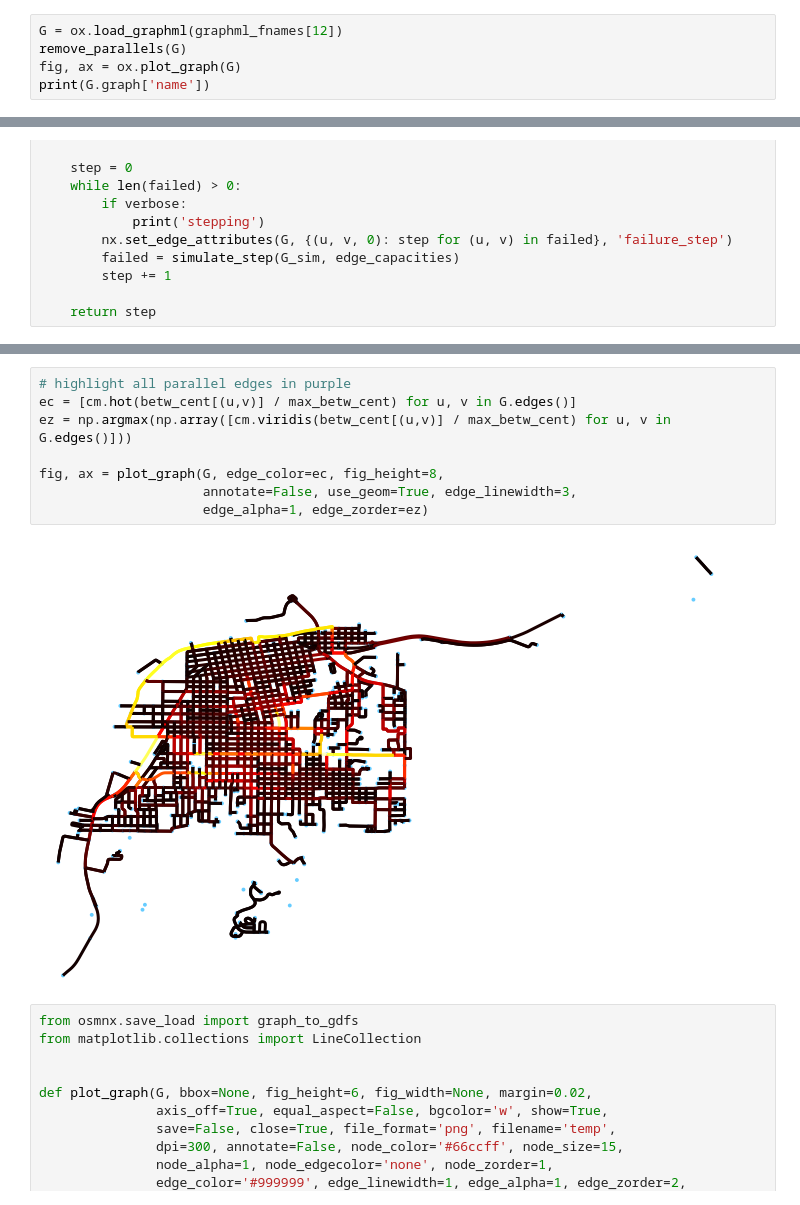
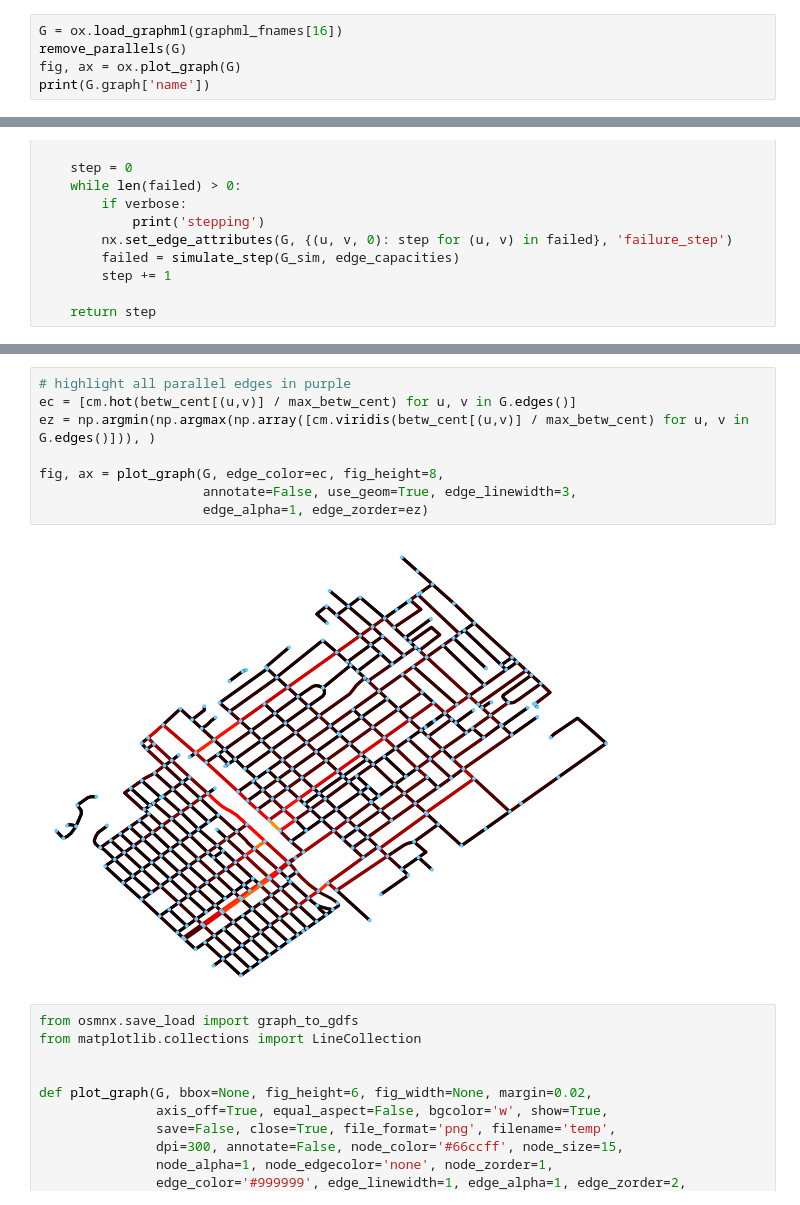
Before and after one commit to ischeinfeld/streets, a Jupyter notebook: OSMnx.ipynb, the cells around one changed output, grey strips where cells are left out. Cells and saved outputs as stored; diff of their text form.

```diff
--- a/OSMnx.ipynb
+++ b/OSMnx.ipynb
@@ -27,7 +27,7 @@ def remove_parallels(G):
     parallel_edges = [(u, v, key) for (u, v, key) in G.edges(keys=True) if key != 0]
     G.remove_edges_from(parallel_edges)
 # %%
-G = ox.load_graphml(graphml_fnames[12])
+G = ox.load_graphml(graphml_fnames[16])
 remove_parallels(G)
 fig, ax = ox.plot_graph(G)
 print(G.graph['name'])
@@ -84,13 +92,13 @@ fig, ax = plot_graph(G, edge_color=ec, fig_height=8,
 # %%
 # highlight all parallel edges in purple
 ec = [cm.hot(betw_cent[(u,v)] / max_betw_cent) for u, v in G.edges()]
-ez = np.argmax(np.array([cm.viridis(betw_cent[(u,v)] / max_betw_cent) for u, v in G.edges()]))
+ez = np.argmin(np.argmax(np.array([cm.viridis(betw_cent[(u,v)] / max_betw_cent) for u, v in G.edges()])), )
 
 fig, ax = plot_graph(G, edge_color=ec, fig_height=8,
                      annotate=False, use_geom=True, edge_linewidth=3,
                      edge_alpha=1, edge_zorder=ez)
 # %% [output]
-[figure, old version]
+[figure, new version]
 # %%
 from osmnx.save_load import graph_to_gdfs
 from matplotlib.collections import LineCollection
```
Also changed, not shown: parts of 3 cells of this notebook, 1 other file.
